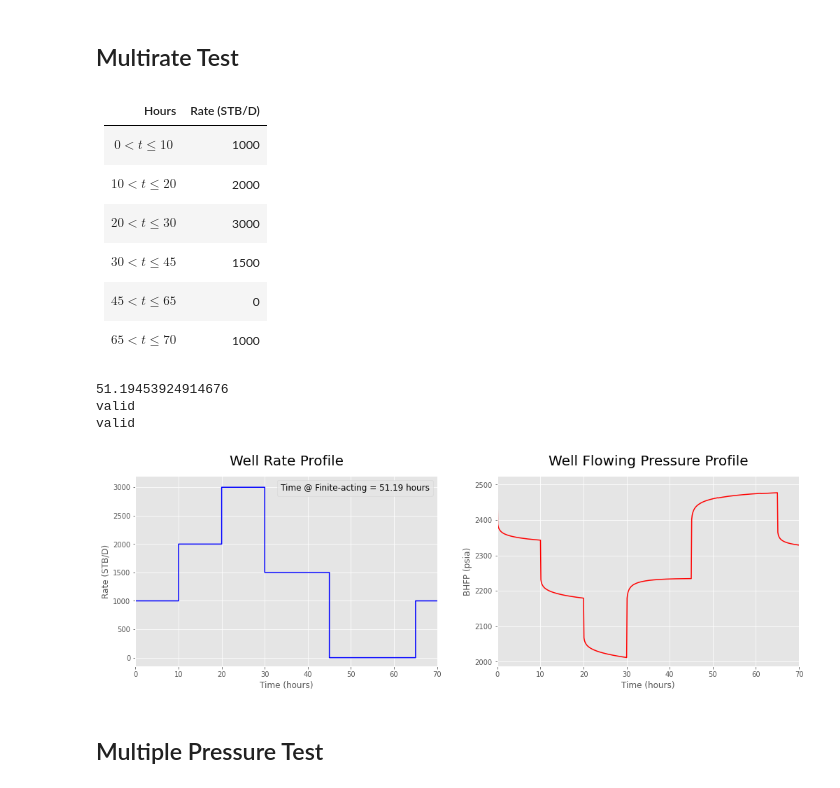
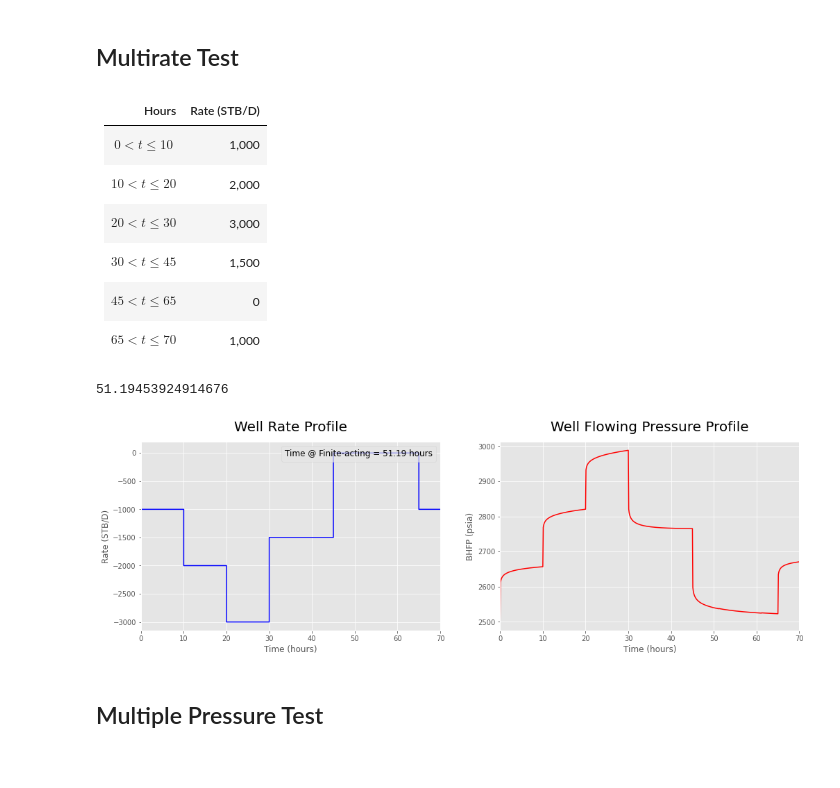
Before and after one commit to yohanesnuwara/pyreservoir, a Jupyter notebook: notebooks/well_transient_response_notebook.ipynb, the cells around one changed output. Saved outputs shown, nothing was run; the diff lists cells and outputs as text; code cells hidden in the pictures.

```diff
--- a/notebooks/well_transient_response_notebook.ipynb
+++ b/notebooks/well_transient_response_notebook.ipynb
@@ -26,48 +26,42 @@ from wellflo import *
 # %% [markdown]
 |Hours|Rate (STB/D)|
 |:--:|:--:|
-|$$0 < t \leq 10$$|1000|
-|$$10 < t \leq 20$$|2000|
-|$$20 < t \leq 30$$|3000|
-|$$30 < t \leq 45$$|1500|
+|$$0 < t \leq 10$$|1,000|
+|$$10 < t \leq 20$$|2,000|
+|$$20 < t \leq 30$$|3,000|
+|$$30 < t \leq 45$$|1,500|
 |$$45 < t \leq 65$$|0|
-|$$65 < t \leq 70$$|1000|
+|$$65 < t \leq 70$$|1,000|
 # %%
 # known
 poro = 0.15 # Porosity
 ct = 12E-6 # Total compressibility, sip
 perm = 600 # Permeability, md
 rw = 4 * .08333 # Radius of wellbore, convert inch to ft
 h = 32 # Reservoir thickness, ft
 mu = 2 # Oil viscosity, cp
 re = 3000 # Distance from centre of wellbore to outer reservoir boundary, ft
 Bo = 1.333 # Oil FVF, RB/STB
 
 # define initial conditions
 p_initial = 2500 # Initial pressure, psia
 
 # define time step (simulation starts from 0 hour)
 t_step = .1
 
 # define rate steps
 t_change = np.array([10, 20, 30, 45, 65, 70])
-q_change = np.array([1000, 2000, 3000, 1500, 0, 1000])
+q_change = np.array([1000, 2000, 3000, 1500, 0, 1000]) * -1
 
 # calculate time at flow start to behave finite-acting
 t_finite_acting = time_finite_acting(perm, poro, mu, ct, rw, re)
 print(t_finite_acting)
 
-# check validity of using the flow solution approaches
-check_validity('constant_rate', 'infinite', 0.1, rw, re, perm, poro, mu, ct)
-check_validity('constant_rate', 'finite', t_finite_acting, rw, re, perm, poro, mu, ct)
-
 # simulate!
 simulate_multirate_test(p_initial, t_step, t_change, q_change,
                         re, rw, perm, poro, mu, ct, Bo, h)
 # %% [output]
 51.19453924914676
-valid
-valid
-[figure, old version]
+[figure, new version]
 # %% [markdown]
 ## Multiple Pressure Test
```
Also changed, not shown: parts of 3 cells of this notebook.
